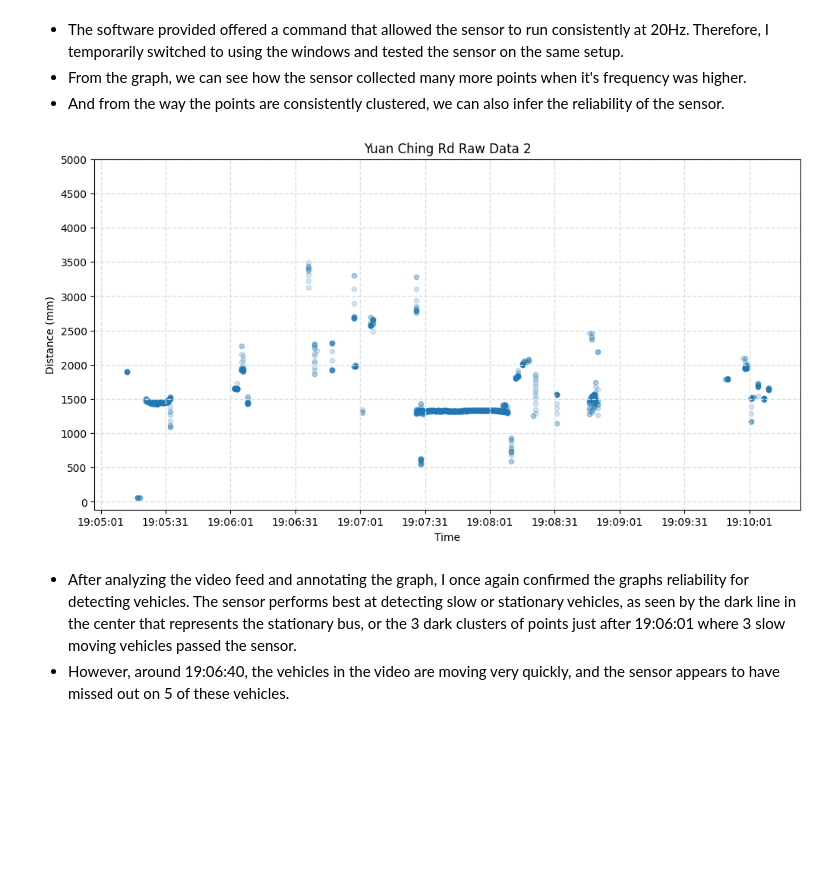
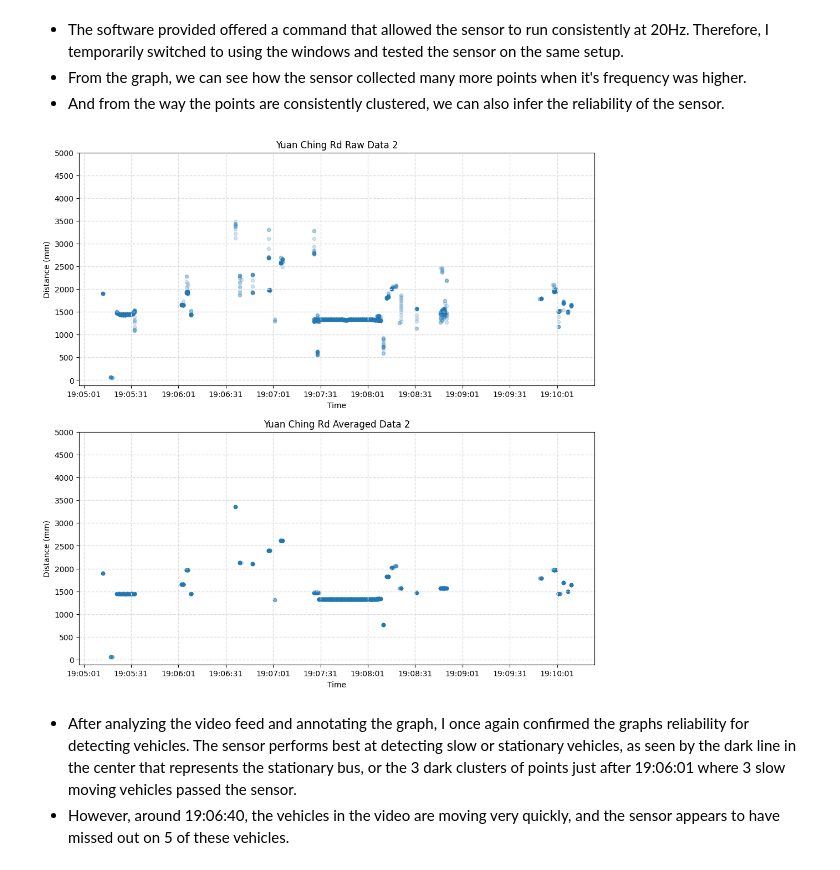
Before and after one commit to wuihee/cycling-safety-analysis, a Jupyter notebook: data_analysis/Laser_Outdoor_Tests.ipynb, the cells around one changed output. Saved outputs shown, nothing was run; the diff lists cells and outputs as text; code cells hidden in the pictures; blank space fills up the shorter version.

```diff
--- a/data_analysis/Laser_Outdoor_Tests.ipynb
+++ b/data_analysis/Laser_Outdoor_Tests.ipynb
@@ -37,9 +37,6 @@ In the first test, the sensor was mounted on a stationary bike along Yuan Ching
 STATIONARY_PATH_1 = pathlib.Path("./data/laser_outdoor_tests/yuan_ching_rd.txt")
 STATIONARY_PATH_2 = pathlib.Path("./data/laser_outdoor_tests/yuan_ching_rd_2.txt")
 FOOD_DELIVERY_1 = pathlib.Path("./data/laser_outdoor_tests/food_delivery_1.txt")
-
-data_loader = DataLoader()
-graphs = OutdoorGraphs()
 # %%
 def extract_data_from_file(file_path: pathlib.Path) -> tuple[list]:
     """
@@ -74,11 +71,12 @@ plt.show()
 # %%
 timings, distances, strengths = extract_data_from_file(STATIONARY_PATH_2)
 # %%
-fig, axes = plt.subplots(figsize=(12, 6))
-graphs.scatter_time_vs_distance(axes, timings, distances, title="Yuan Ching Rd Raw Data 2")
+fig, axes = plt.subplots(2, 1, figsize=(12, 12))
+outdoor_graphs.scatter_time_vs_distance(axes[0], timings, distances, "Yuan Ching Rd Raw Data 2")
+outdoor_graphs.scatter_average_clusters(axes[1], timings, distances, "Yuan Ching Rd Averaged Data 2")
 plt.show()
 # %% [output]
-[figure, old version]
+[figure, new version]
 # %% [markdown]
 - After analyzing the video feed and annotating the graph, I once again confirmed the graphs reliability for detecting vehicles. The sensor performs best at detecting slow or stationary vehicles, as seen by the dark line in the center that represents the stationary bus, or the 3 dark clusters of points just after 19:06:01 where 3 slow moving vehicles passed the sensor.
 - However, around 19:06:40, the vehicles in the video are moving very quickly, and the sensor appears to have missed out on 5 of these vehicles.
```
Also changed, not shown: parts of 5 cells of this notebook, 7 other files.
